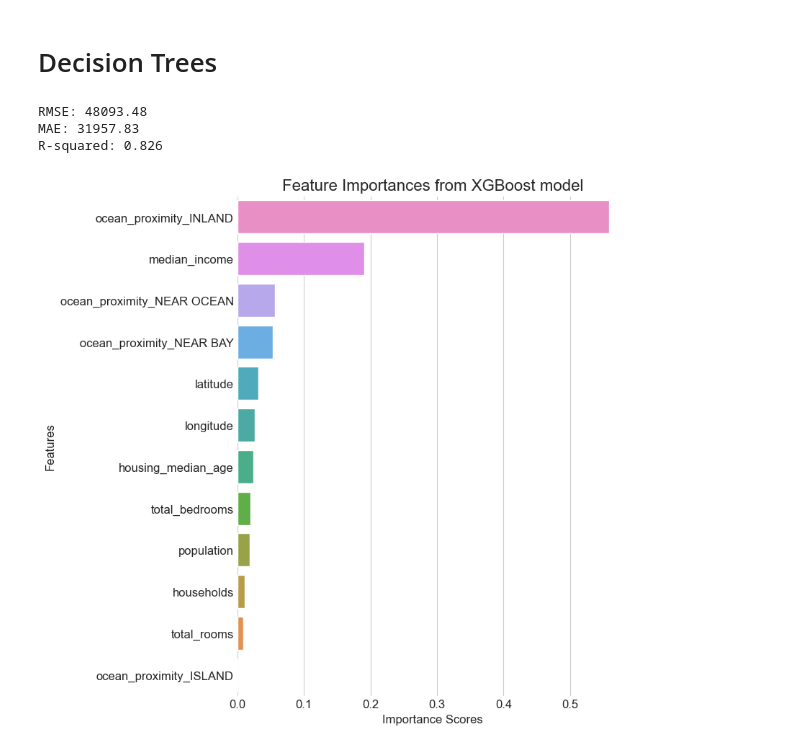
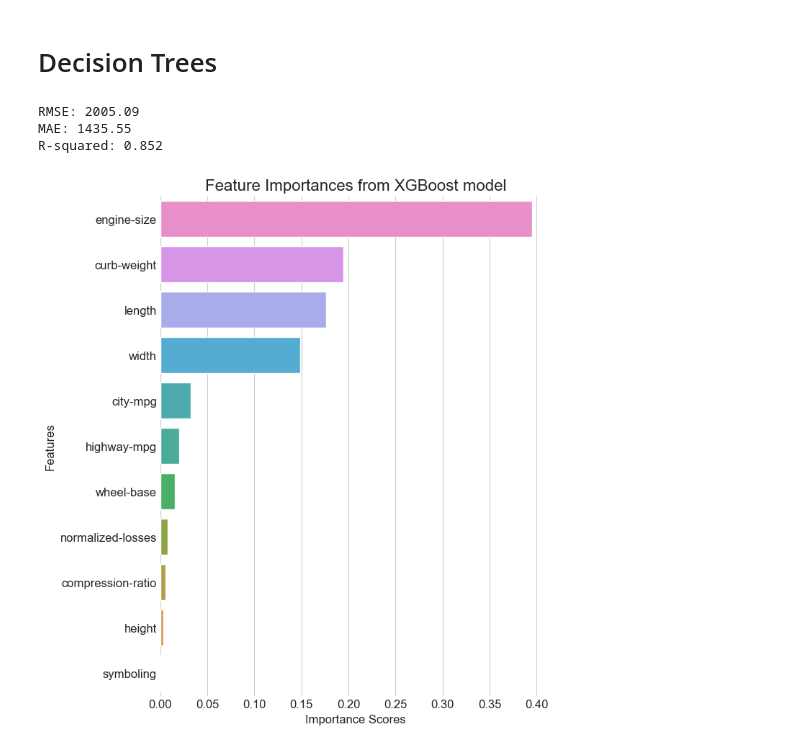
Before and after one commit to J-Jurza/tutorial_feature_selection, a Jupyter notebook: feature_selection_regression.ipynb, the cells around one changed output. Drawn from its saved outputs; the diff is of its cells as text; code cells hidden in the pictures.

```diff
--- a/feature_selection_regression.ipynb
+++ b/feature_selection_regression.ipynb
@@ -43,0 +46,5 @@ pd.set_option('display.max_columns', None)
+# %%
+data = 'https://raw.githubusercontent.com/pycaret/pycaret/master/datasets/automobile.csv'
+df = pd.read_csv(data)
+
+df
@@ -45,27 +105,27 @@ pd.set_option('display.max_columns', None)
 # California housing dataset
 # %%
 
-url = 'https://raw.githubusercontent.com/ageron/handson-ml2/master/datasets/housing/housing.csv'
-data = pd.read_csv(url)
+# url = 'https://raw.githubusercontent.com/ageron/handson-ml2/master/datasets/housing/housing.csv'
+# data = pd.read_csv(url)
 
-data = data.dropna()
+# data = data.dropna()
 
-# Prepare input features and target
-X = data.drop(columns=['median_house_value'])
-y = data['median_house_value']
+# # Prepare input features and target
+# X = data.drop(columns=['median_house_value'])
+# y = data['median_house_value']
 
-# Get the numeric column names
-numeric_cols = X.select_dtypes(include=['int64', 'float64']).columns
+# # Get the numeric column names
+# numeric_cols = X.select_dtypes(include=['int64', 'float64']).columns
 
-# Normalize the numeric columns using MinMaxScaler
-scaler = MinMaxScaler()
-X[numeric_cols] = scaler.fit_transform(X[numeric_cols])
+# # Normalize the numeric columns using MinMaxScaler
+# scaler = MinMaxScaler()
+# X[numeric_cols] = scaler.fit_transform(X[numeric_cols])
 
-X = pd.get_dummies(X, drop_first=True)
+# X = pd.get_dummies(X, drop_first=True)
 
-# Train test split
-X_train, X_test, y_train, y_test = train_test_split(X, y, test_size=0.3, random_state=42)
+# # Train test split
+# X_train, X_test, y_train, y_test = train_test_split(X, y, test_size=0.3, random_state=42)
 
 
 
-X_train
+# X_train
@@ -536,15 +582,6 @@ def fit_xgb_reg(X_train, y_train, X_test, y_test):
     Fits an XGBoost model on the training data and evaluates it on the test data using mean squared error (MSE),
     root mean squared error (RMSE), mean absolute error (MAE), and R-squared (R2). It also extracts the feature
     importances.
-
-    Args:
-    - X_train (numpy.ndarray): The training data features.
-    - y_train (numpy.ndarray): The training data target.
-    - X_test (numpy.ndarray): The test data features.
-    - y_test (numpy.ndarray): The test data target.
-
-    Returns:
-    - None: The function prints the MSE, RMSE, MAE, and R2 values to the console, and plots the feature importances.
     """
 
     # Instantiate an XGBoost model with default hyperparameters
@@ -560,37 +597,37 @@ def fit_xgb_reg(X_train, y_train, X_test, y_test):
     mse = mean_squared_error(y_test, y_pred)
     rmse = np.sqrt(mse)
     mae = mean_absolute_error(y_test, y_pred)
     r2 = r2_score(y_test, y_pred)
 
     # Print the performance metrics
     # print('MSE:', round(mse, 2))
     print('RMSE:', round(rmse, 2))
     print('MAE:', round(mae, 2))
     print('R-squared:', round(r2, 3))
 
     # Extract the feature importances and create a dataframe
     importances = pd.DataFrame({'Feature': X_train.columns, 'Importance': xgb_reg.feature_importances_})
 
     # Sort the features by importance
     importances = importances.sort_values('Importance', ascending=True)
 
     return xgb_reg, importances
 
 xgb_reg, importances = fit_xgb_reg(X_train, y_train, X_test, y_test)
 
 plot_importances(importances, 'Feature Importances from XGBoost model')
 
 new_importances = importances[0:10]
 selected_features = new_importances.Feature.to_list()
 new_importances
 
 X_train_xgb = X_train[selected_features]
 X_test_xgb = X_test[selected_features]
 # %% [output]
-RMSE: 48093.48
-MAE: 31957.83
-R-squared: 0.826
+RMSE: 2005.09
+MAE: 1435.55
+R-squared: 0.852
-[figure, old version]
+[figure, new version]
 # %%
 xgb_reg, importances = fit_xgb_reg(X_train_xgb, y_train, X_test_xgb, y_test)
 # %% [output]
```
Also changed, not shown: parts of 17 cells of this notebook, 1 other file.
